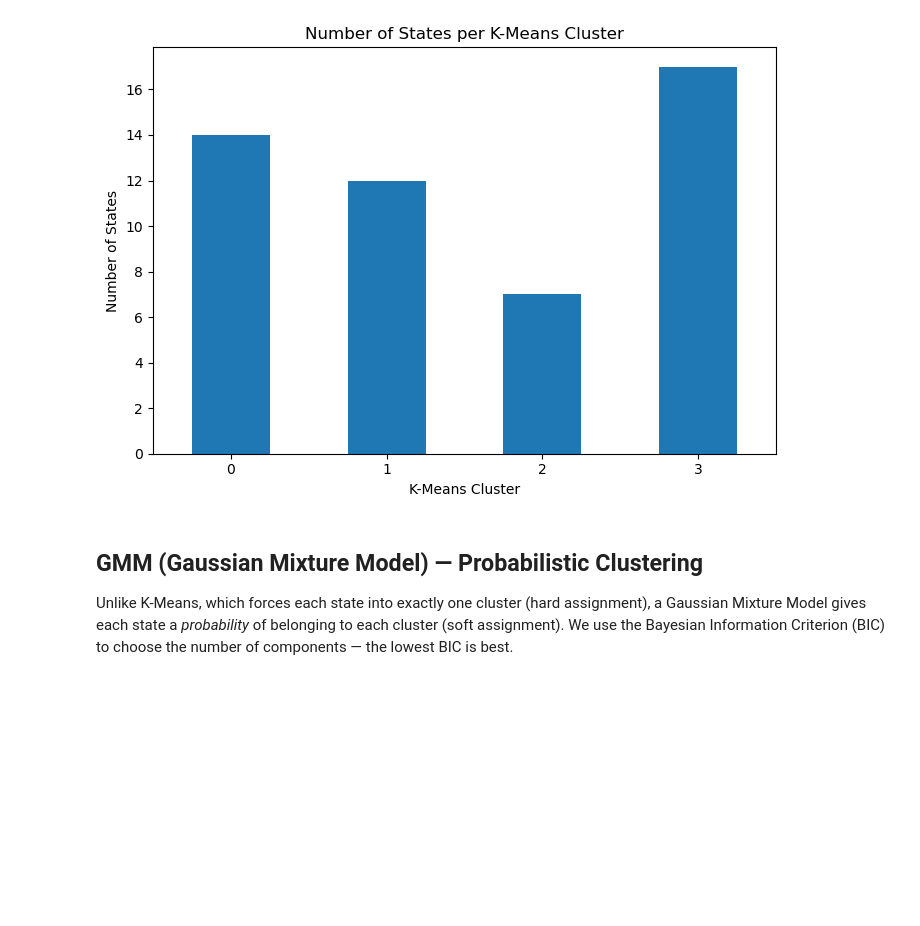
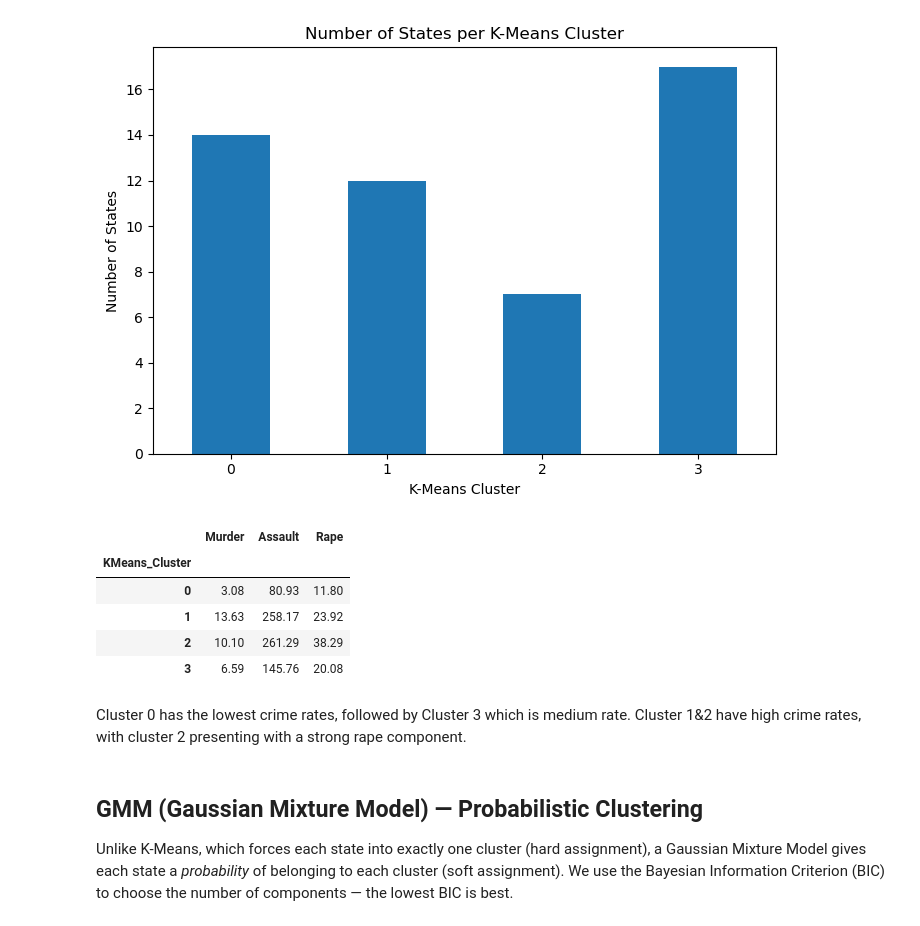
Before and after one commit to Ted-star7/Datavine-lab, a Jupyter notebook: notebooks/03_arrests_clustering.ipynb, the cells around one changed output. Cells and saved outputs as stored; diff of their text form; code cells hidden in the pictures; blank space fills up the shorter version.

```diff
--- a/notebooks/03_arrests_clustering.ipynb
+++ b/notebooks/03_arrests_clustering.ipynb
@@ -512,6 +512,24 @@ plt.tight_layout()
 plt.show()
 # %% [output]
 [figure]
+# %%
+# Combine original crime data with K-Means cluster assignments
+
+kmeans_interpretation = df.copy()
+kmeans_interpretation["KMeans_Cluster"] = kmeans_labels
+
+kmeans_interpretation.groupby("KMeans_Cluster")[
+    ["Murder", "Assault", "Rape"]
+].mean().round(2)
+# %% [output]
+|  | Murder | Assault | Rape |
+| KMeans_Cluster |  |  |  |
+| 0 | 3.08 | 80.93 | 11.80 |
+| 1 | 13.63 | 258.17 | 23.92 |
+| 2 | 10.10 | 261.29 | 38.29 |
+| 3 | 6.59 | 145.76 | 20.08 |
+# %% [markdown]
+Cluster 0 has the lowest crime rates, followed by Cluster 3 which is medium rate. Cluster 1&2 have high crime rates, with cluster 2 presenting with a strong rape component.
 # %% [markdown]
 ## GMM (Gaussian Mixture Model) — Probabilistic Clustering
 Unlike K-Means, which forces each state into exactly one cluster (hard assignment),
```
